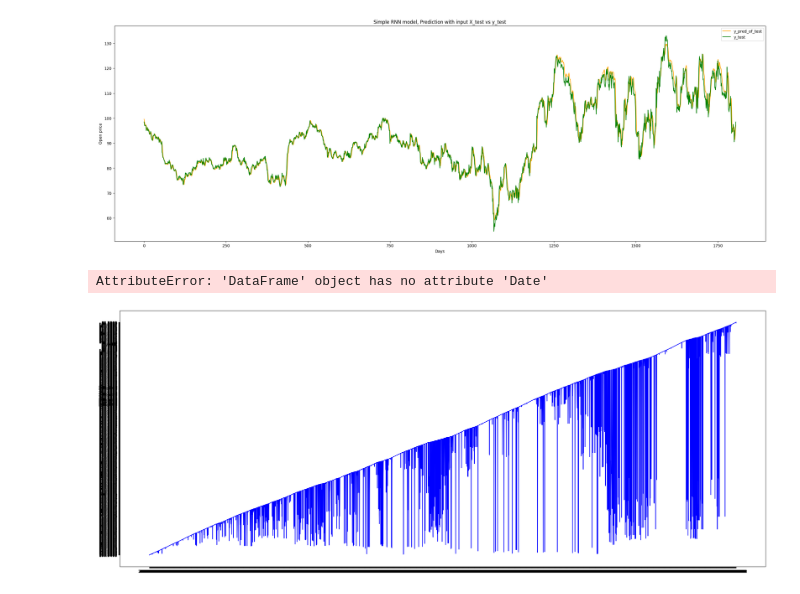
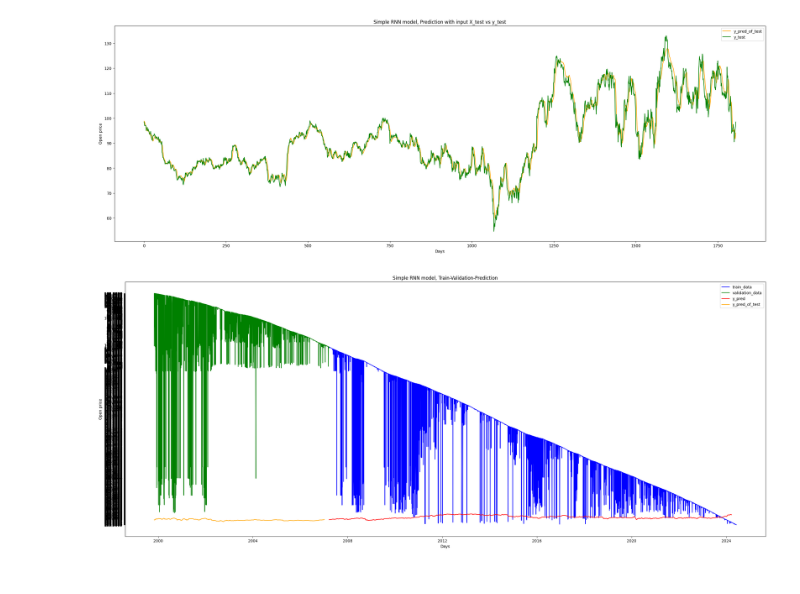
Before and after one commit to tim-boudot/lwhf-investment-strategy, a Jupyter notebook: joe.ipynb, the cells around one changed output. Cells and saved outputs as stored; diff of their text form; code cells hidden in the pictures.

```diff
--- a/joe.ipynb
+++ b/joe.ipynb
@@ -41,0 +38,7 @@ data.head()
+# %%
+cols = data.columns.tolist()
+cols
+cols = cols[-1:] + cols[:-1]
+cols
+data=data[cols]
+data.head()
@@ -58,3 +74,11 @@ validation_data = data[length_train:].iloc[:,:2]
+# %%
+train_data = data[:length_train].iloc[:,:2]
+train_data['Date'] = pd.to_datetime(train_data['Date'])  # converting to date time object
+train_data['Date']=train_data['Date'].astype('datetime64[ns]')
+# %%
+validation_data = data[length_train:].iloc[:,:2]
+validation_data['Date'] = pd.to_datetime(validation_data['Date'])# converting to date time
+validation_data['Date']=validation_data['Date'].astype('datetime64[ns]')
 # %%
 dataset_train = train_data['1. open'].values
 dataset_train.shape
@@ -202,5 +226,5 @@ regressor.compile(
     metrics = ["accuracy"])
 
 # fitting the RNN
-history = regressor.fit(X_train, y_train, epochs = 50, batch_size = 32)
+history = regressor.fit(X_train, y_train, epochs = 25, batch_size = 32)
 # %% [output]
@@ -342,15 +366,14 @@ plt.show()
 # %%
 # Visualisation
 plt.subplots(figsize =(30,12))
-plt.plot(train_data['1. open'], label = "train_data", color = "b")
-plt.plot(validation_data.Date, validation_data.Open, label = "validation_data", color = "g")
+plt.plot(train_data.Date, train_data['1. open'], label = "train_data", color = "b")
+plt.plot(validation_data.Date, validation_data['1. open'], label = "validation_data", color = "g")
 plt.plot(train_data.Date.iloc[time_step:], y_pred, label = "y_pred", color = "r")
 plt.plot(validation_data.Date.iloc[time_step:], y_pred_of_test, label = "y_pred_of_test", color = "orange")
 plt.xlabel("Days")
 plt.ylabel("Open price")
 plt.title("Simple RNN model, Train-Validation-Prediction")
 plt.legend()
 plt.show()
 # %% [output]
-AttributeError: 'DataFrame' object has no attribute 'Date'
-[figure, old version]
+[figure, new version]
```
Also changed, not shown: parts of 14 cells of this notebook.
